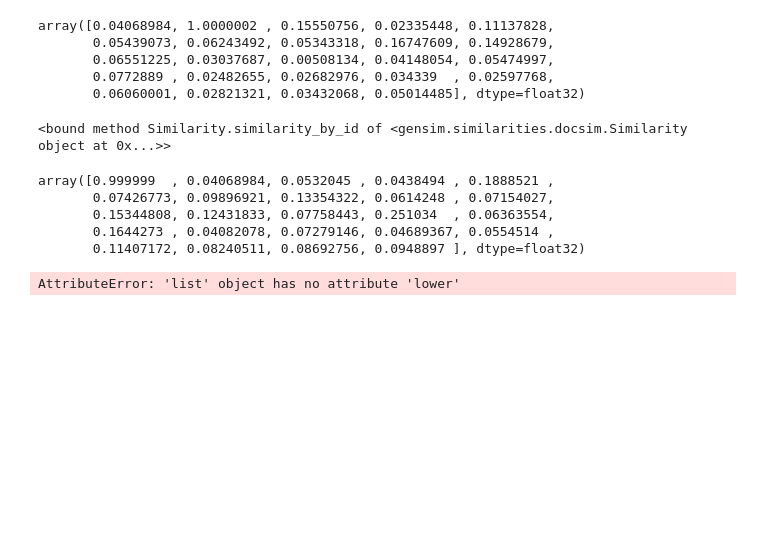
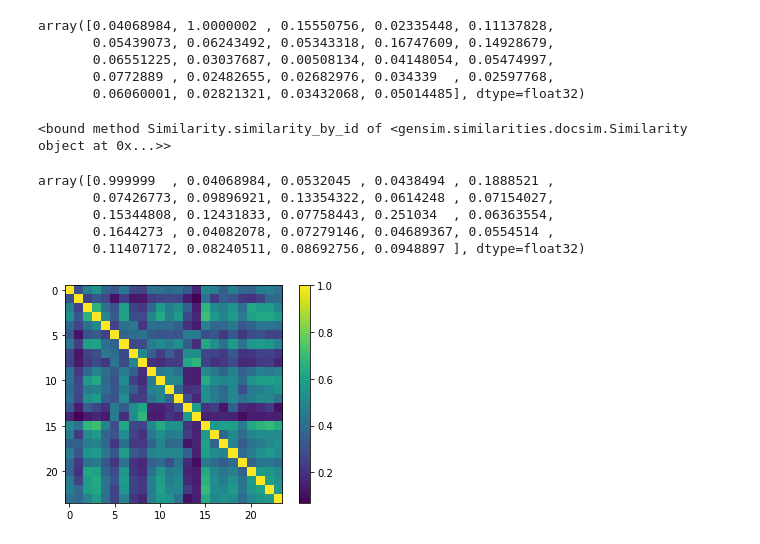
Before and after one commit to wbreilly/python_psc290, a Jupyter notebook: hw/psc290_python_finalproject.ipynb, the cells around one changed output. Drawn from its saved outputs; the diff is of its cells as text; code cells hidden in the pictures; blank space fills up the shorter version.

```diff
--- a/hw/psc290_python_finalproject.ipynb
+++ b/hw/psc290_python_finalproject.ipynb
@@ -41,0 +38,12 @@ df['merged'] =  df.iloc[:, 1:].sum(axis=1)
+# %%
+# make everything lowercase
+df['lowered'] = df.merged.apply(str.lower)
+# now remove condition labels for merged condition approach
+df['cleaned'] = {x.replace('intact', '').replace('scrambled', '').replace('random','') for x in df['lowered']}
+# df['merged']= re.sub('[ES]', 'a', df['merged'])
+# remove anything that's not a letter
+# drop_this = re.compile(['^a-zA-Z '])
+# df['cleaned'] = [drop_this.sub('',x) for x in df['cleaned']]
+# df['lowered'] = df.merged.apply(str.lower)
+drop_this = re.compile('[^a-z ]', re.MULTILINE)
+df['cleaned'] = {drop_this.sub(' ', x) for x in df['cleaned']}
@@ -105,7 +119,14 @@ array([0.999999  , 0.04068984, 0.0532045 , 0.0438494 , 0.1888521 ,
        0.1644273 , 0.04082078, 0.07279146, 0.04689367, 0.0554514 ,
        0.11407172, 0.08240511, 0.08692756, 0.0948897 ], dtype=float32)
 # %%
-vect = TfidfVectorizer(min_df=1)
-tfidf = vect.fit_transform(corpus)
+vect = TfidfVectorizer(min_df=1, stop_words= 'english')
+tfidf = vect.fit_transform(df['cleaned'])
+pairwise_similarity = tfidf * tfidf.T
-# %% [output]
-AttributeError: 'list' object has no attribute 'lower'
+# %%
+dense_pairsim = pairwise_similarity.todense()
+# %%
+plt.imshow(dense_pairsim)
+plt.colorbar()
+plt.show()
+# %% [output]
+[figure, added]
```
Also changed, not shown: parts of 9 cells of this notebook.
